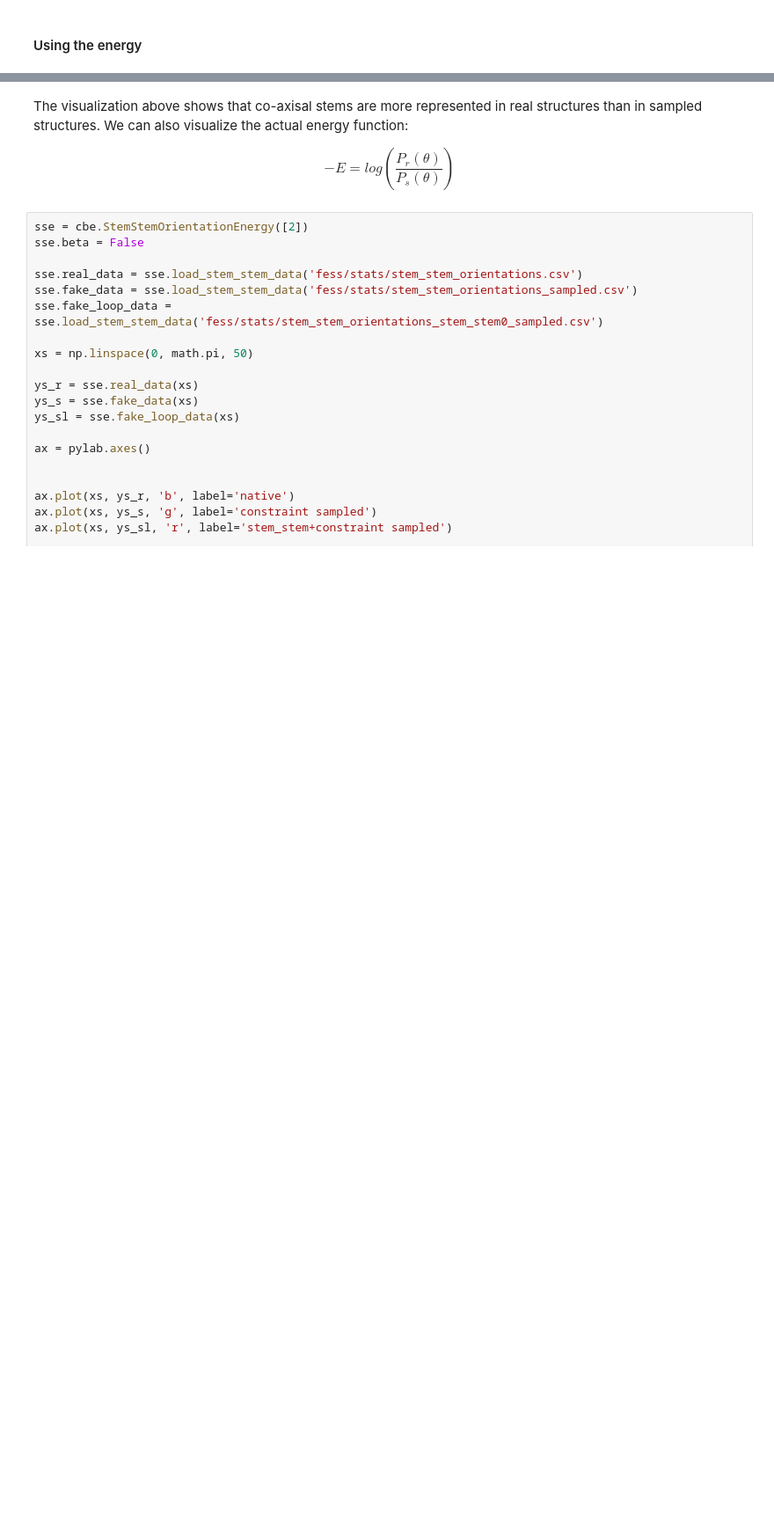
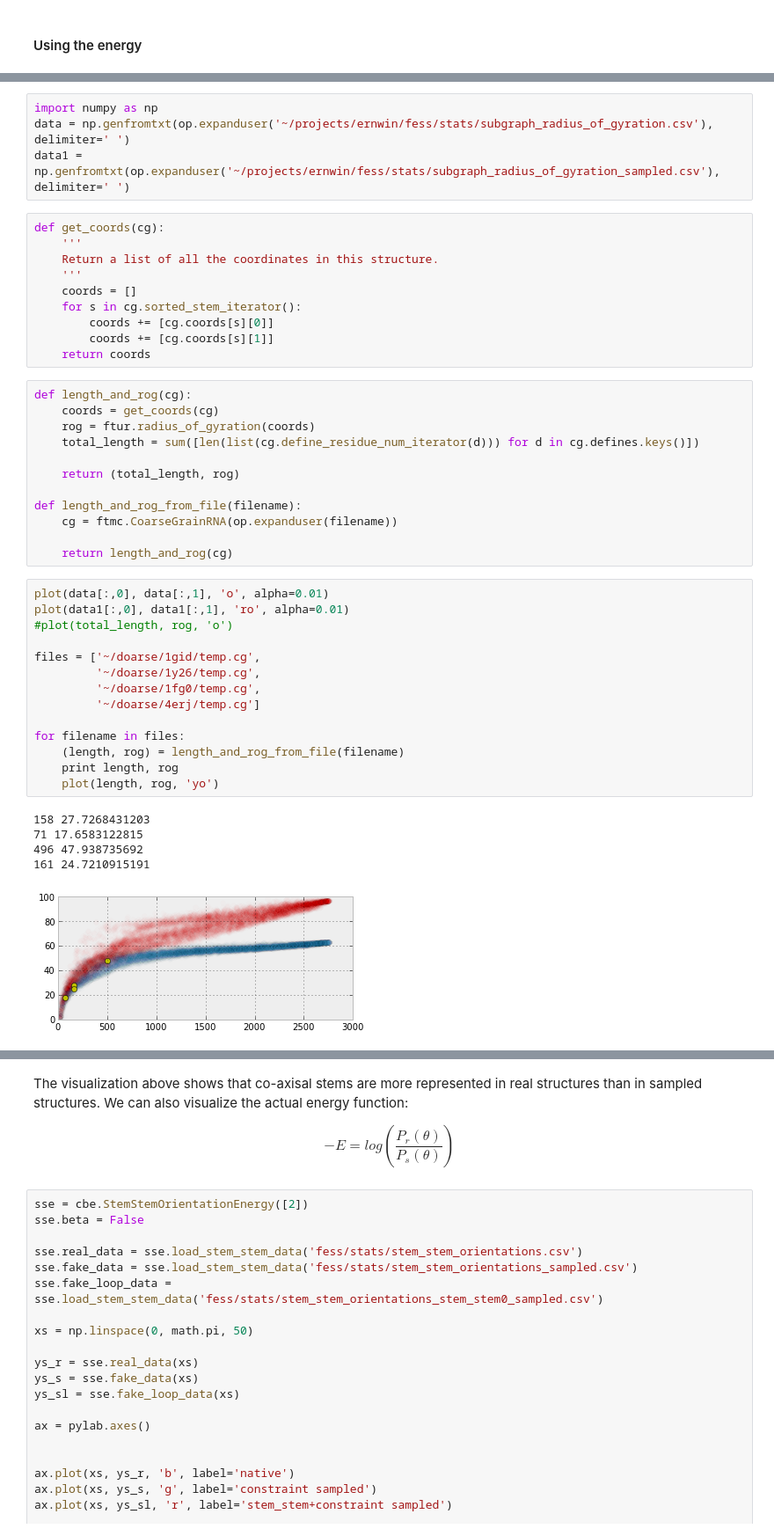
Before and after one commit to ViennaRNA/ernwin, a Jupyter notebook: ipy_notebook_ernwin.ipynb, the cells around one changed output, grey strips where cells are left out. Shown at 88% size. Cells and saved outputs as stored; diff of their text form; blank space fills up the shorter version.

Commit message:
Python notebook section on the radius of gyration

```diff
--- a/ipy_notebook_ernwin.ipynb
+++ b/ipy_notebook_ernwin.ipynb
@@ -299,0 +348,46 @@ self.fake_data_location: /home/pete/projects/ernwin/fess/stats/stem_stem_orienta
+# %%
+import numpy as np
+data = np.genfromtxt(op.expanduser('~/projects/ernwin/fess/stats/subgraph_radius_of_gyration.csv'), delimiter=' ')
+data1 = np.genfromtxt(op.expanduser('~/projects/ernwin/fess/stats/subgraph_radius_of_gyration_sampled.csv'), delimiter=' ')
+# %%
+def get_coords(cg):
+    '''
+    Return a list of all the coordinates in this structure.
+    '''
+    coords = []
+    for s in cg.sorted_stem_iterator():
+        coords += [cg.coords[s][0]]
+        coords += [cg.coords[s][1]]
+    return coords
+# %%
+def length_and_rog(cg):
+    coords = get_coords(cg)
+    rog = ftur.radius_of_gyration(coords)
+    total_length = sum([len(list(cg.define_residue_num_iterator(d))) for d in cg.defines.keys()])
+
+    return (total_length, rog)
+
+def length_and_rog_from_file(filename):
+    cg = ftmc.CoarseGrainRNA(op.expanduser(filename))
+
+    return length_and_rog(cg)
+# %%
+plot(data[:,0], data[:,1], 'o', alpha=0.01)
+plot(data1[:,0], data1[:,1], 'ro', alpha=0.01)
+#plot(total_length, rog, 'o')
+
+files = ['~/doarse/1gid/temp.cg',
+         '~/doarse/1y26/temp.cg',
+         '~/doarse/1fg0/temp.cg',
+         '~/doarse/4erj/temp.cg']
+
+for filename in files:
+    (length, rog) = length_and_rog_from_file(filename)
+    print length, rog
+    plot(length, rog, 'yo')
+# %% [output]
+158 27.7268431203
+71 17.6583122815
+496 47.938735692
+161 24.7210915191
+[figure, added]
```
Also changed, not shown: parts of 12 cells of this notebook, 1 other file.
